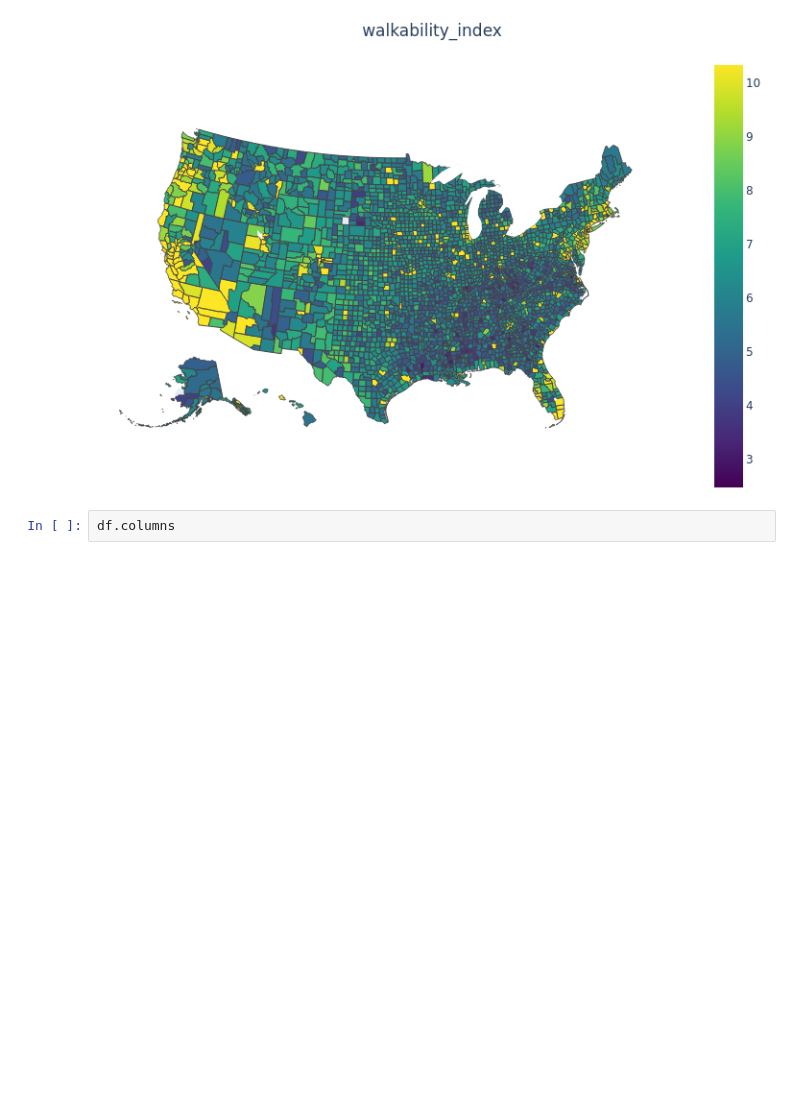
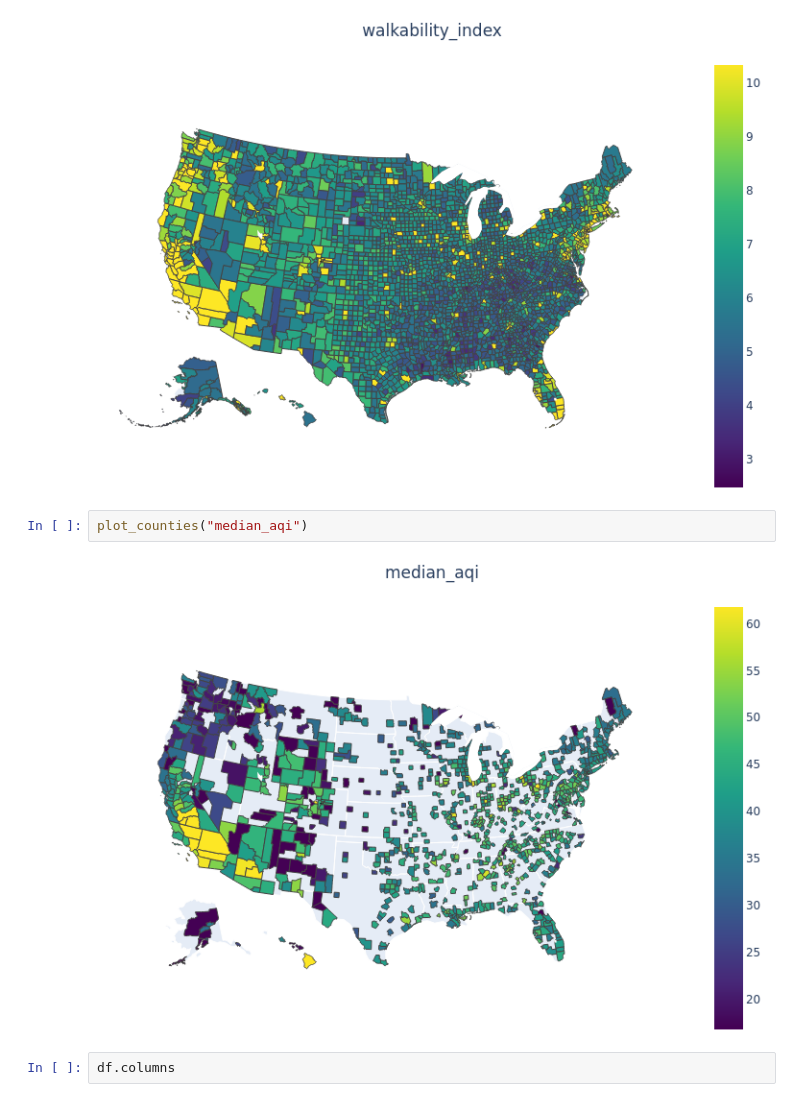
Before and after one commit to agale123/sep-cancer-inequality, a Jupyter notebook: notebooks/exploration/visualization_county.ipynb, the cells around one changed output. Drawn from its saved outputs; the diff is of its cells as text; blank space fills up the shorter version.

```diff
--- a/notebooks/exploration/visualization_county.ipynb
+++ b/notebooks/exploration/visualization_county.ipynb
@@ -135,6 +119,10 @@ plot_counties("low_income_low_access_share")
 plot_counties("walkability_index")
 # %% [output]
 [figure]
+# %%
+plot_counties("median_aqi")
+# %% [output]
+[figure, added]
 # %%
 df.columns
 # %% [output]
```
Also changed, not shown: parts of 6 cells of this notebook, 5 other files.
